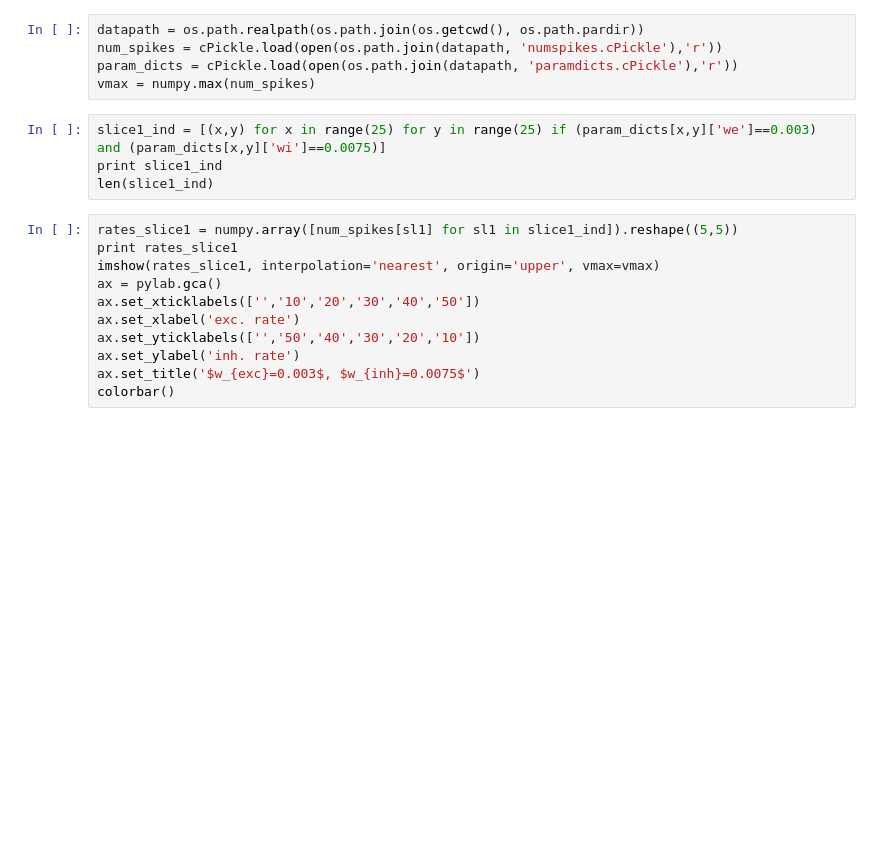
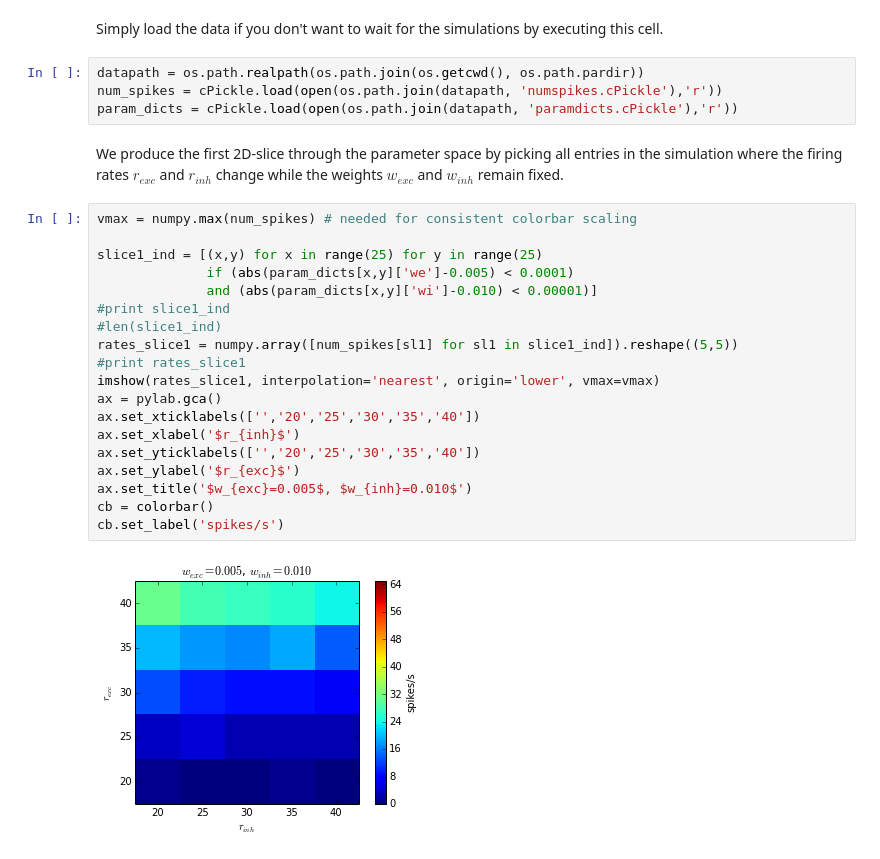
Before and after one commit to Huitzilo/param-space-visu, a Jupyter notebook: src/parameter space visualization.ipynb, the cells around one changed output. Drawn from its saved outputs; the diff is of its cells as text; blank space fills up the shorter version.

Commit message:
making the notebook nice for visualization

```diff
--- a/src/parameter space visualization.ipynb
+++ b/src/parameter space visualization.ipynb
@@ -40,20 +167,29 @@ cPickle.dump(param_dicts, open('paramdicts.cPickle','w'))
+# %% [markdown]
+Simply load the data if you don't want to wait for the simulations by executing this cell.
 # %%
 datapath = os.path.realpath(os.path.join(os.getcwd(), os.path.pardir))
 num_spikes = cPickle.load(open(os.path.join(datapath, 'numspikes.cPickle'),'r'))
 param_dicts = cPickle.load(open(os.path.join(datapath, 'paramdicts.cPickle'),'r'))
-vmax = numpy.max(num_spikes)
-# %%
-slice1_ind = [(x,y) for x in range(25) for y in range(25) if (param_dicts[x,y]['we']==0.003) and (param_dicts[x,y]['wi']==0.0075)]
-print slice1_ind
-len(slice1_ind)
+# %% [markdown]
+We produce the first 2D-slice through the parameter space by picking all entries in the simulation where the firing rates $r_{exc}$ and $r_{inh}$ change while the weights $w_{exc}$ and $w_{inh}$ remain fixed.
 # %%
+vmax = numpy.max(num_spikes) # needed for consistent colorbar scaling
+
+slice1_ind = [(x,y) for x in range(25) for y in range(25)
+              if (abs(param_dicts[x,y]['we']-0.005) < 0.0001)
+              and (abs(param_dicts[x,y]['wi']-0.010) < 0.00001)]
+#print slice1_ind
+#len(slice1_ind)
 rates_slice1 = numpy.array([num_spikes[sl1] for sl1 in slice1_ind]).reshape((5,5))
-print rates_slice1
-imshow(rates_slice1, interpolation='nearest', origin='upper', vmax=vmax)
+#print rates_slice1
+imshow(rates_slice1, interpolation='nearest', origin='lower', vmax=vmax)
 ax = pylab.gca()
-ax.set_xticklabels(['','10','20','30','40','50'])
-ax.set_xlabel('exc. rate')
-ax.set_yticklabels(['','50','40','30','20','10'])
-ax.set_ylabel('inh. rate')
-ax.set_title('$w_{exc}=0.003$, $w_{inh}=0.0075$')
-colorbar()
+ax.set_xticklabels(['','20','25','30','35','40'])
+ax.set_xlabel('$r_{inh}$')
+ax.set_yticklabels(['','20','25','30','35','40'])
+ax.set_ylabel('$r_{exc}$')
+ax.set_title('$w_{exc}=0.005$, $w_{inh}=0.010$')
+cb = colorbar()
+cb.set_label('spikes/s')
+# %% [output]
+[figure, added]
```
Also changed, not shown: parts of 18 cells of this notebook.
